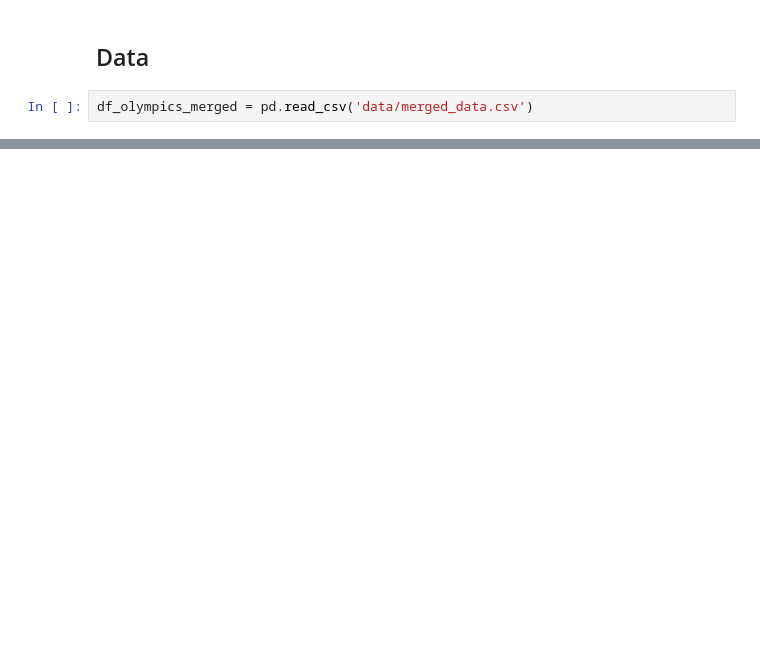
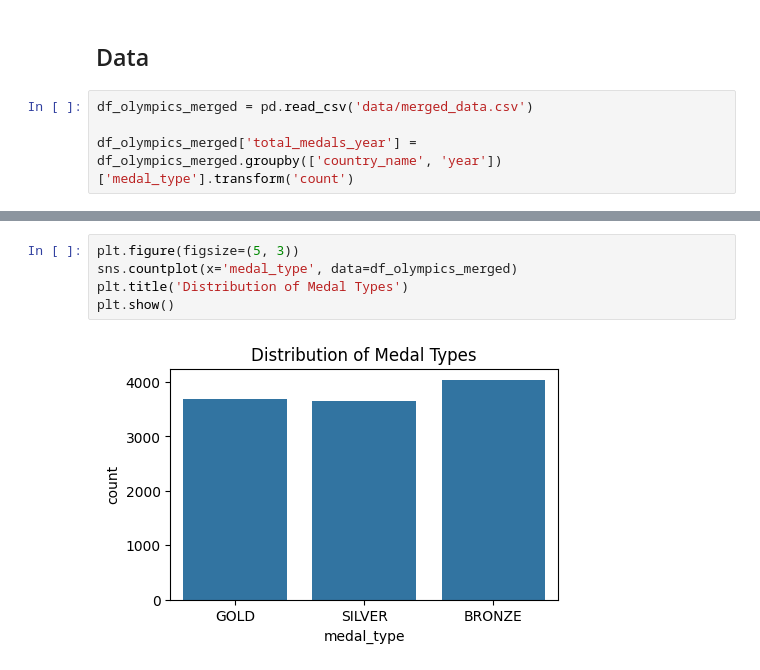
Before and after one commit to claraelisabeth/VisualDataScience, a Jupyter notebook: model.ipynb, the cells around one changed output, grey strips where cells are left out. Saved outputs shown, nothing was run; the diff lists cells and outputs as text; blank space fills up the shorter version.

```diff
--- a/model.ipynb
+++ b/model.ipynb
@@ -48,5 +46,7 @@ from sklearn.impute import SimpleImputer
 ## Data
 # %%
 df_olympics_merged = pd.read_csv('data/merged_data.csv')
+
+df_olympics_merged['total_medals_year'] = df_olympics_merged.groupby(['country_name', 'year'])['medal_type'].transform('count')
 # %%
 display(df_olympics_merged.head(5))
@@ -59,0 +93,7 @@ display(df_olympics_merged.head(5))
+# %%
+plt.figure(figsize=(5, 3))
+sns.countplot(x='medal_type', data=df_olympics_merged)
+plt.title('Distribution of Medal Types')
+plt.show()
+# %% [output]
+[figure, added]
```
Also changed, not shown: parts of 39 cells of this notebook, 10 other files.
